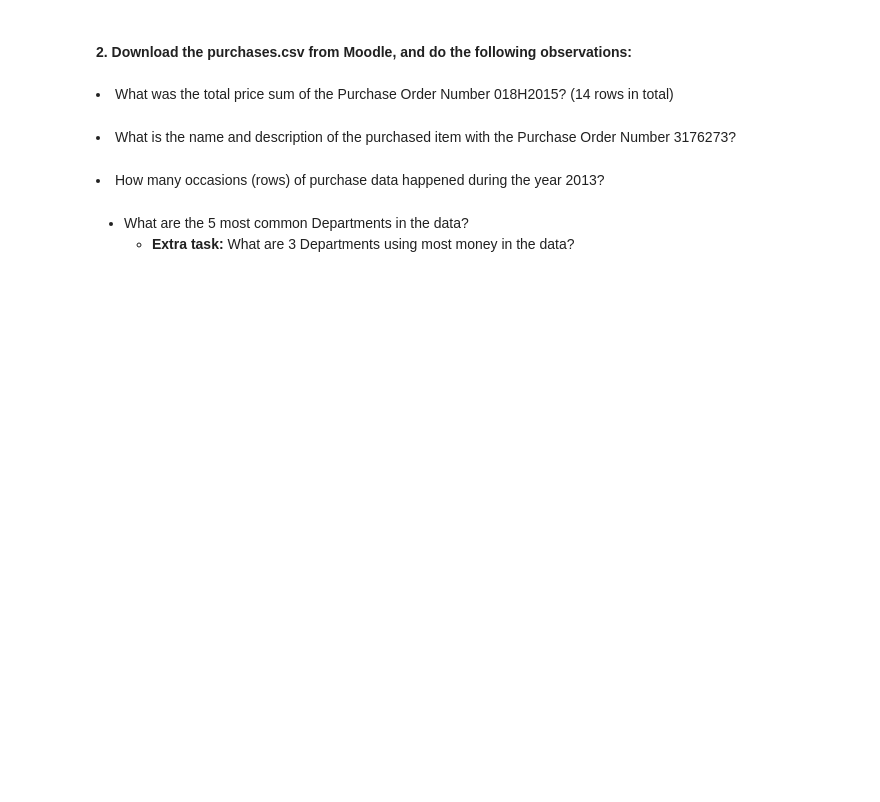
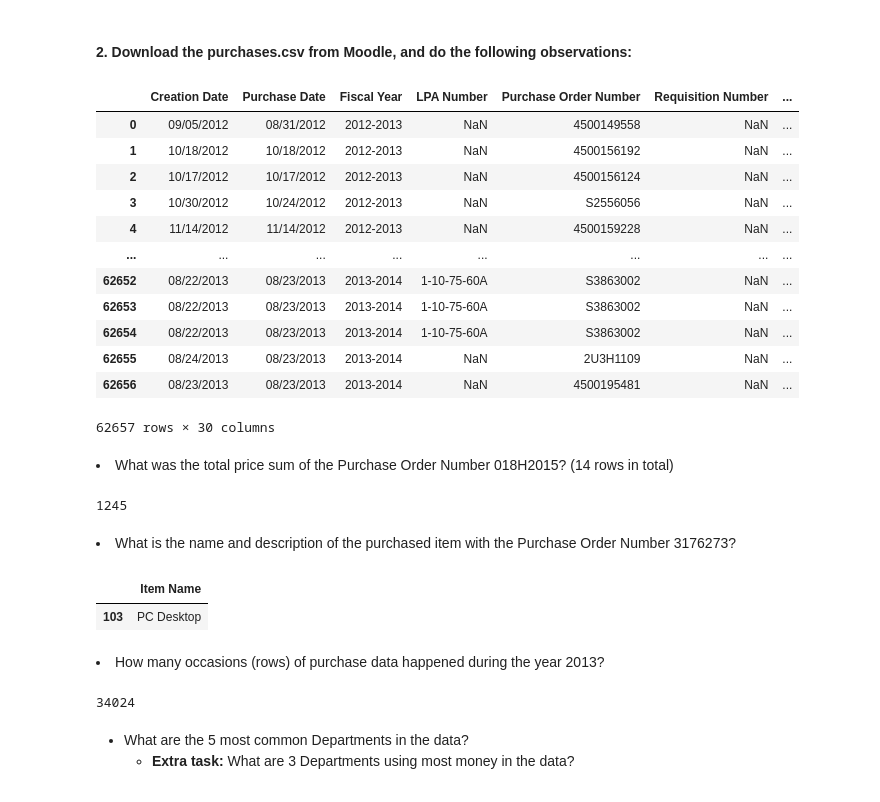
Before and after one commit to Zeek-eth/Data-Analytics-Basics, a Jupyter notebook: DataAnalyticsExerciseSet2.ipynb, the cells around one changed output. Saved outputs shown, nothing was run; the diff lists cells and outputs as text; code cells hidden in the pictures; blank space fills up the shorter version.

```diff
--- a/DataAnalyticsExerciseSet2.ipynb
+++ b/DataAnalyticsExerciseSet2.ipynb
@@ -197,18 +197,48 @@ df['Number of Credit Problems'].corr(df['Bankruptcies'])
 0.7507485199510444
 # %% [markdown]
 <h4><b>2. Download the purchases.csv from Moodle, and do the following observations:</b></h4>
+# %%
+# Read the purchase csv file
+df = pd.read_csv('purchases.csv')
+df['year'] = df['Purchase Date'].str.slice(6, 10).astype(int)
+df
+# %% [output]
+|  | Creation Date | Purchase Date | Fiscal Year | LPA Number | Purchase Order Number | Requisition Number | ... |
+| 0 | 09/05/2012 | 08/31/2012 | 2012-2013 | NaN | 4500149558 | NaN | ... |
+| 1 | 10/18/2012 | 10/18/2012 | 2012-2013 | NaN | 4500156192 | NaN | ... |
+| 2 | 10/17/2012 | 10/17/2012 | 2012-2013 | NaN | 4500156124 | NaN | ... |
+| 3 | 10/30/2012 | 10/24/2012 | 2012-2013 | NaN | S2556056 | NaN | ... |
+| 4 | 11/14/2012 | 11/14/2012 | 2012-2013 | NaN | 4500159228 | NaN | ... |
+| ... | ... | ... | ... | ... | ... | ... | ... |
+| 62652 | 08/22/2013 | 08/23/2013 | 2013-2014 | 1-10-75-60A | S3863002 | NaN | ... |
+| 62653 | 08/22/2013 | 08/23/2013 | 2013-2014 | 1-10-75-60A | S3863002 | NaN | ... |
+| 62654 | 08/22/2013 | 08/23/2013 | 2013-2014 | 1-10-75-60A | S3863002 | NaN | ... |
+| 62655 | 08/24/2013 | 08/23/2013 | 2013-2014 | NaN | 2U3H1109 | NaN | ... |
+| 62656 | 08/23/2013 | 08/23/2013 | 2013-2014 | NaN | 4500195481 | NaN | ... |
+62657 rows × 30 columns
 # %% [markdown]
 <li>What was the total price sum of the Purchase Order Number 018H2015? (14 rows in total)</li>
 # %%
 # produce the code that gets the needed total price sum
+df.loc[df['Purchase Order Number'] == '018H2015', 'Total Price'].sum().astype(int)
+# %% [output]
+1245
 # %% [markdown]
 <li>What is the name and description of the purchased item with the Purchase Order Number 3176273?</li>
 # %%
-# produce the code that gets the needed name and description
+# produce the code that gets the needed name
+df.loc[df['Purchase Order Number'] == '3176273', 'Item Name'].to_frame()
+# %% [output]
+|  | Item Name |
+| 103 | PC Desktop |
 # %% [markdown]
 <li>How many occasions (rows) of purchase data happened during the year 2013?</li>
 # %%
 # produce the code that filters the needed data for year 2013
+Year = df['Purchase Date'].str.slice(6, 10).astype(int)
+Year[Year == 2013].count()
+# %% [output]
+34024
 # %% [markdown]
 <ul><li>What are the 5 most common Departments in the data?</li>
 <ul><li><b>Extra task: </b>What are 3 Departments using most money in the data?</li></ul>
```
Also changed, not shown: parts of 4 cells of this notebook.
